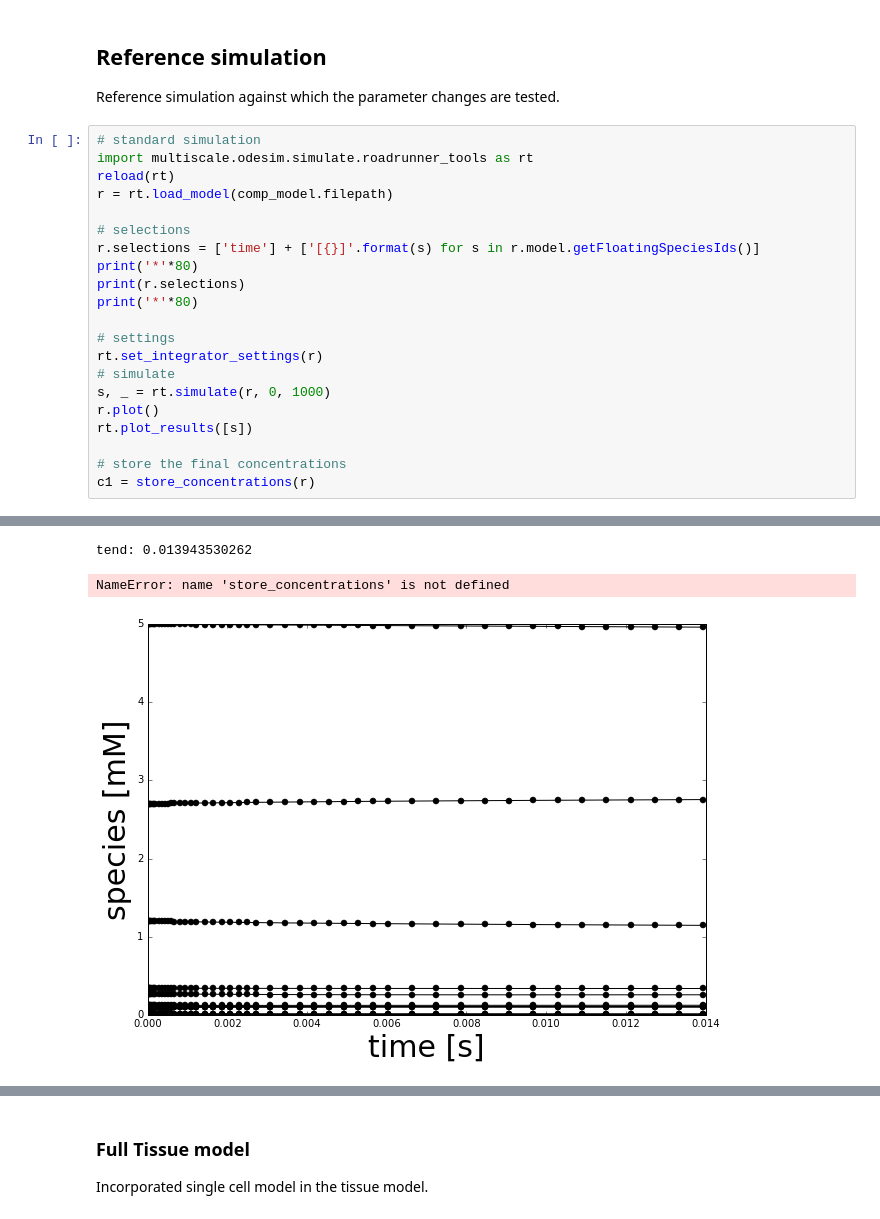
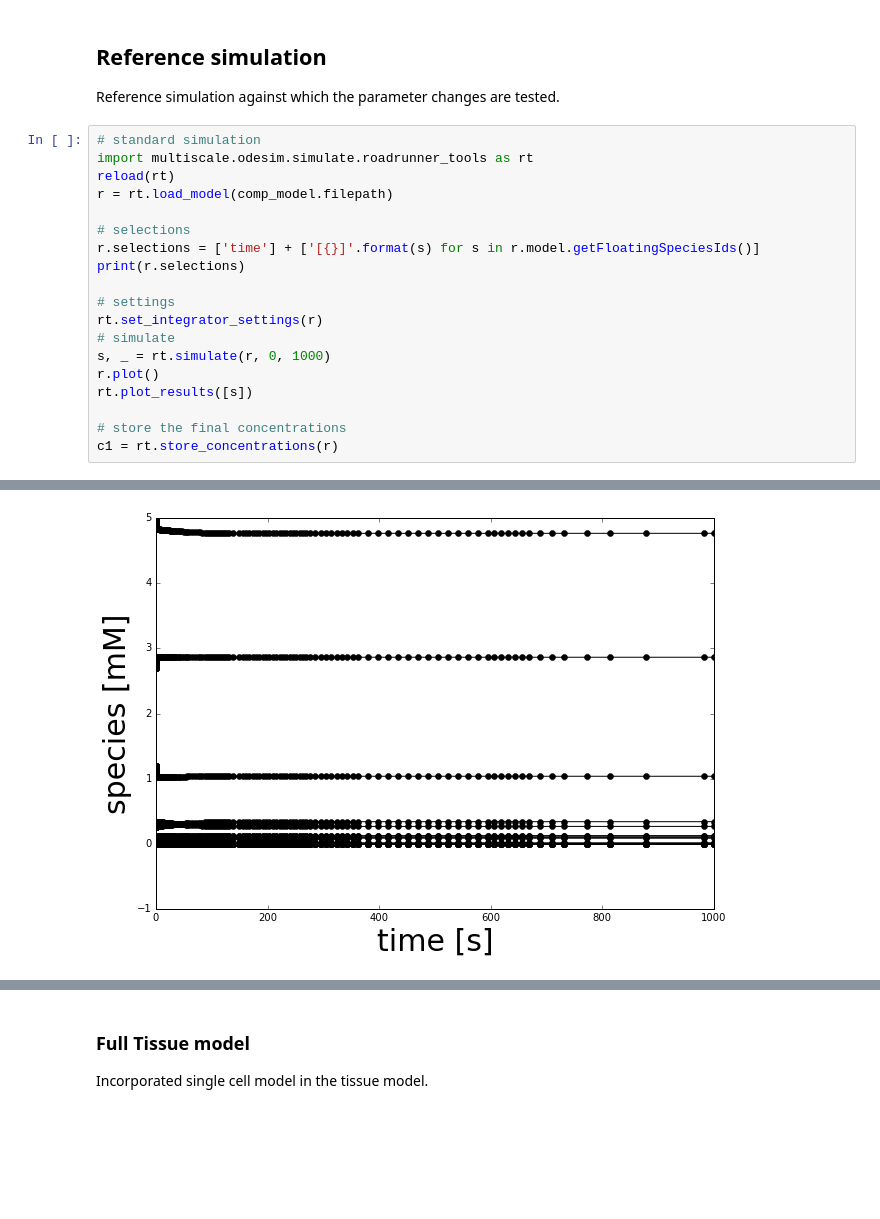
Before and after one commit to jingyayeah/multiscale-galactose, a Jupyter notebook: python/multiscalepy/multiscale/examples/notebook/galactose_parameter_sensitivity.ipynb, the cells around one changed output, grey strips where cells are left out. Saved outputs shown, nothing was run; the diff lists cells and outputs as text; blank space fills up the shorter version.

```diff
--- a/python/multiscalepy/multiscale/examples/notebook/galactose_parameter_sensitivity.ipynb
+++ b/python/multiscalepy/multiscale/examples/notebook/galactose_parameter_sensitivity.ipynb
@@ -47,9 +46,7 @@ r = rt.load_model(comp_model.filepath)
 
 # selections
 r.selections = ['time'] + ['[{}]'.format(s) for s in r.model.getFloatingSpeciesIds()]
-print('*'*80)
 print(r.selections)
-print('*'*80)
 
 # settings
 rt.set_integrator_settings(r)
@@ -59,6 +56,6 @@ r.plot()
 rt.plot_results([s])
 
 # store the final concentrations
-c1 = store_concentrations(r)
+c1 = rt.store_concentrations(r)
 # %% [output]
 Loading : /home/mkoenig/multiscale-galactose-results/django/model/galactose_29_annotated.xml
@@ -82,4 +79,2 @@ Integration time: 0.00149989128113
-tend: 0.013943530262
-NameError: name 'store_concentrations' is not defined
-[figure, old version]
+[figure, new version]
 # %%
```
Also changed, not shown: parts of 7 cells of this notebook, 6 other files.
